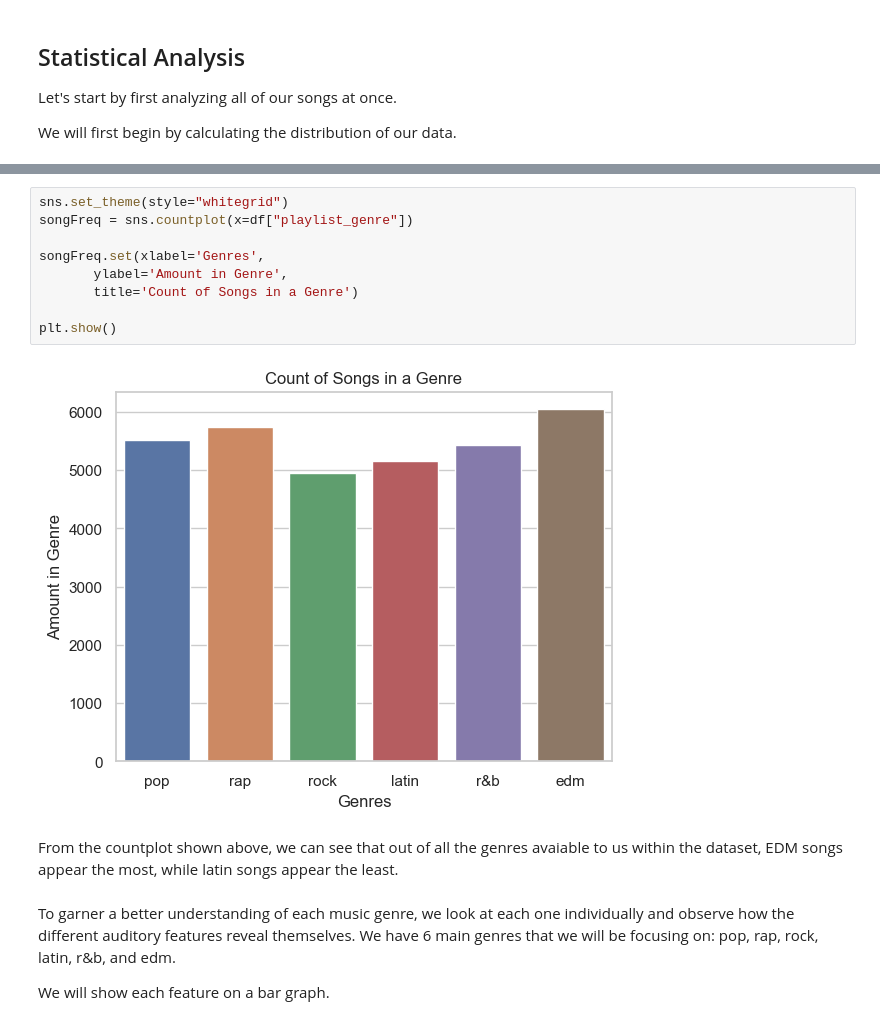
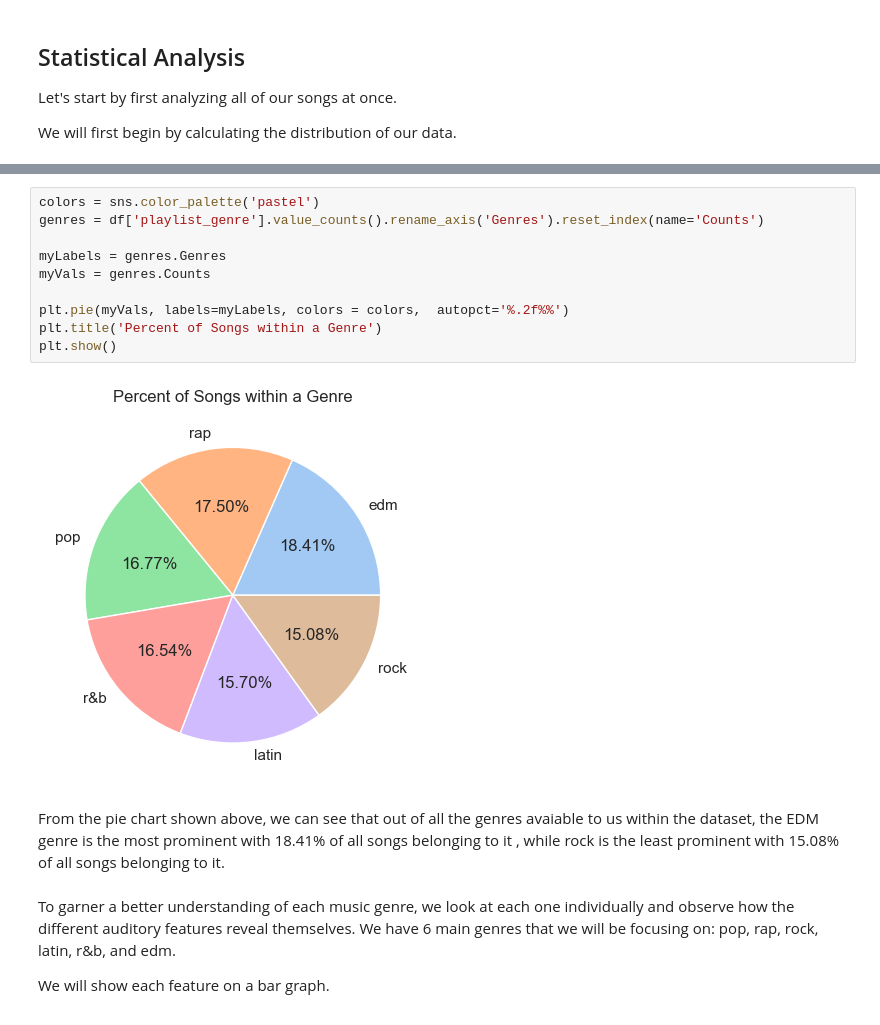
Before and after one commit to RaymondNg0054/cs105_finalproject, a Jupyter notebook: cs105_finalproject.ipynb, the cells around one changed output, grey strips where cells are left out. Drawn from its saved outputs; the diff is of its cells as text.

```diff
--- a/cs105_finalproject.ipynb
+++ b/cs105_finalproject.ipynb
@@ -45,19 +45,20 @@ df.describe()
 | 50% | 0.672000 | 0.721000 | 6.000000 | -6.166000 | 1.000000 | 0.062500 | 0.080400 | 0.000016 | ... |
 | 75% | 0.761000 | 0.840000 | 9.000000 | -4.645000 | 1.000000 | 0.132000 | 0.255000 | 0.004830 | ... |
 | max | 0.983000 | 1.000000 | 11.000000 | 1.275000 | 1.000000 | 0.918000 | 0.994000 | 0.994000 | ... |
-# %%
-sns.set_theme(style="whitegrid")
-songFreq = sns.countplot(x=df["playlist_genre"])
-
-songFreq.set(xlabel='Genres',
-       ylabel='Amount in Genre',
-       title='Count of Songs in a Genre')
-
-plt.show()
-# %% [output]
-[figure, removed]
+# %%
+colors = sns.color_palette('pastel')
+genres = df['playlist_genre'].value_counts().rename_axis('Genres').reset_index(name='Counts')
+
+myLabels = genres.Genres
+myVals = genres.Counts
+
+plt.pie(myVals, labels=myLabels, colors = colors,  autopct='%.2f%%')
+plt.title('Percent of Songs within a Genre')
+plt.show()
+# %% [output]
+[figure, added]
 # %% [markdown]
-From the countplot shown above, we can see that out of all the genres avaiable to us within the dataset, EDM songs appear the most, while latin songs appear the least.
+From the pie chart shown above, we can see that out of all the genres avaiable to us within the dataset, the EDM genre is the most prominent with 18.41% of all songs belonging to it , while rock is the least prominent with 15.08% of all songs belonging to it.
 # %% [markdown]
 To garner a better understanding of each music genre, we look at each one individually and observe how the different auditory features reveal themselves. We have 6 main genres that we will be focusing on: pop, rap, rock, latin, r&b, and edm.
 
```
